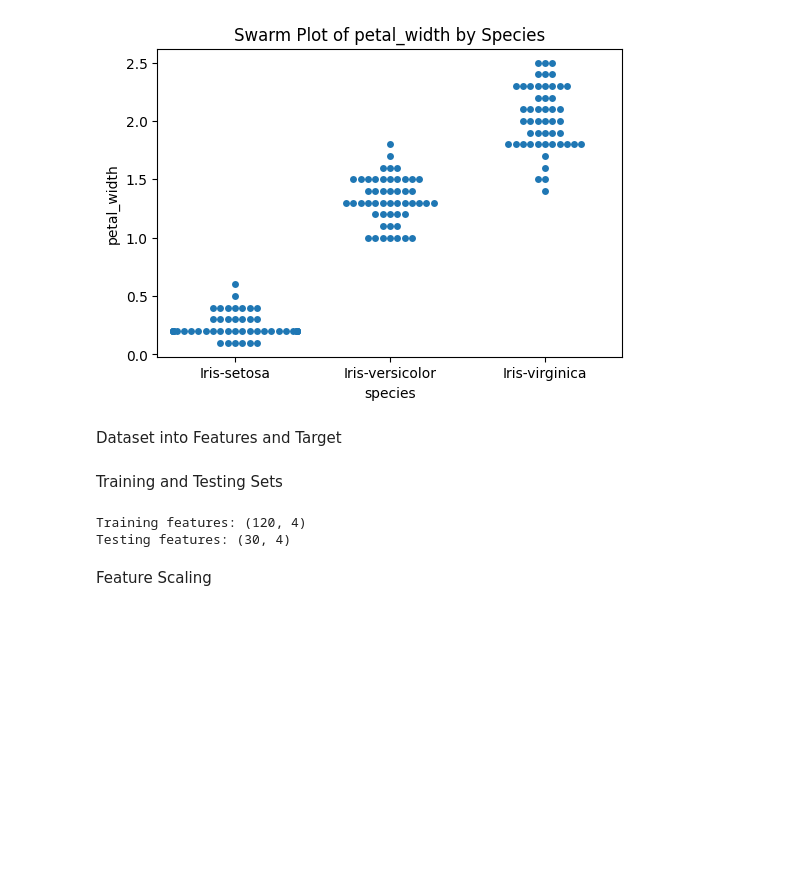
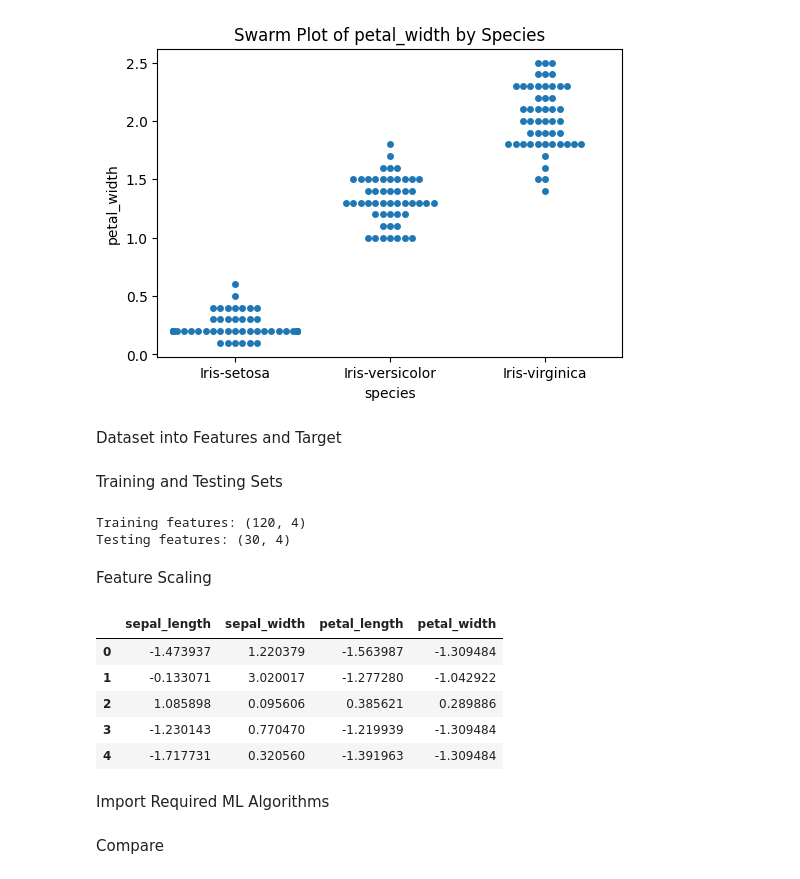
Before and after one commit to YasiKiddo/Irish, a Jupyter notebook: project/iris.ipynb, the cells around one changed output. Cells and saved outputs as stored; diff of their text form; code cells hidden in the pictures; blank space fills up the shorter version.

Commit message:
Compare

```diff
--- a/project/iris.ipynb
+++ b/project/iris.ipynb
@@ -174,3 +174,15 @@ scaler = StandardScaler()
 # Fit on training data and transform both training and testing data
 X_train_scaled = scaler.fit_transform(X_train)
 X_test_scaled = scaler.transform(X_test)
+# %%
+import pandas as pd
+pd.DataFrame(X_train_scaled, columns=X.columns).head()
+# %% [output]
+|  | sepal_length | sepal_width | petal_length | petal_width |
+| 0 | -1.473937 | 1.220379 | -1.563987 | -1.309484 |
+| 1 | -0.133071 | 3.020017 | -1.277280 | -1.042922 |
+| 2 | 1.085898 | 0.095606 | 0.385621 | 0.289886 |
+| 3 | -1.230143 | 0.770470 | -1.219939 | -1.309484 |
+| 4 | -1.717731 | 0.320560 | -1.391963 | -1.309484 |
+# %% [markdown]
+Import Required ML Algorithms
@@ -176,0 +195,2 @@ X_test_scaled = scaler.transform(X_test)
+# %% [markdown]
+Compare
```
Also changed, not shown: parts of 2 cells of this notebook.
